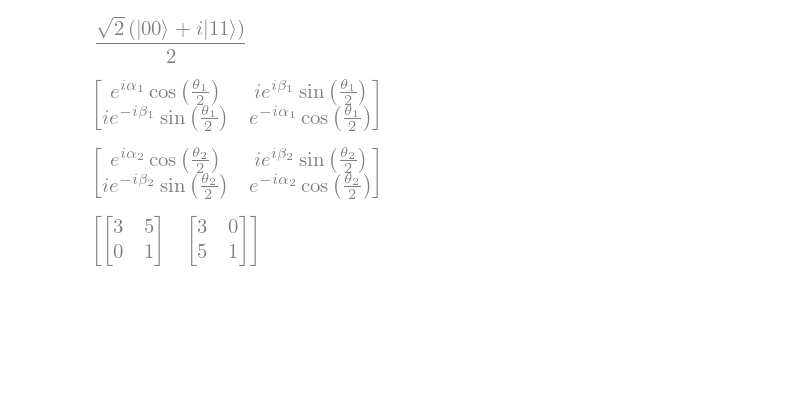
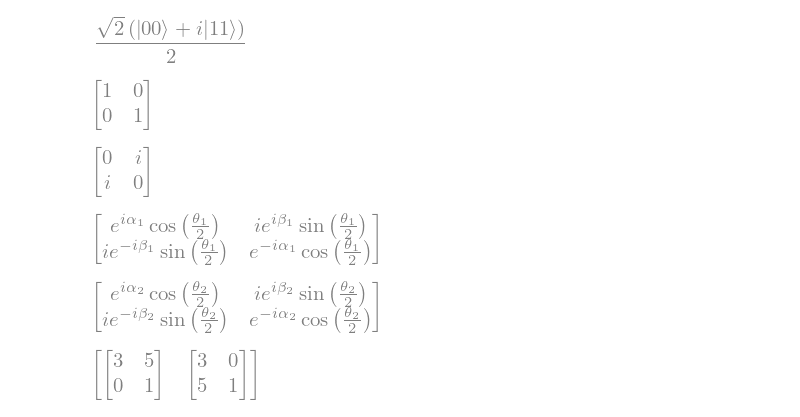
Before and after one commit to tomekzaw/ewl, a Jupyter notebook: examples/example.ipynb, the cells around one changed output. Drawn from its saved outputs; the diff is of its cells as text; code cells hidden in the pictures; blank space fills up the shorter version.

```diff
--- a/examples/example.ipynb
+++ b/examples/example.ipynb
@@ -25,6 +25,22 @@ psi = (Qubit('00') + i * Qubit('11')) / sqrt2
 psi
 # %% [output]
 [figure]
+# %%
+C = Matrix([
+    [1, 0],
+    [0, 1],
+])
+C
+# %% [output]
+[figure, added]
+# %%
+D = Matrix([
+    [0, i],
+    [i, 0],
+])
+D
+# %% [output]
+[figure, added]
 # %%
 theta1, alpha1, beta1 = sp.symbols('theta1 alpha1 beta1', real=True)
 alice = U_theta_alpha_beta(theta=theta1, alpha=alpha1, beta=beta1)
```
Also changed, not shown: parts of 5 cells of this notebook, 8 other files.
